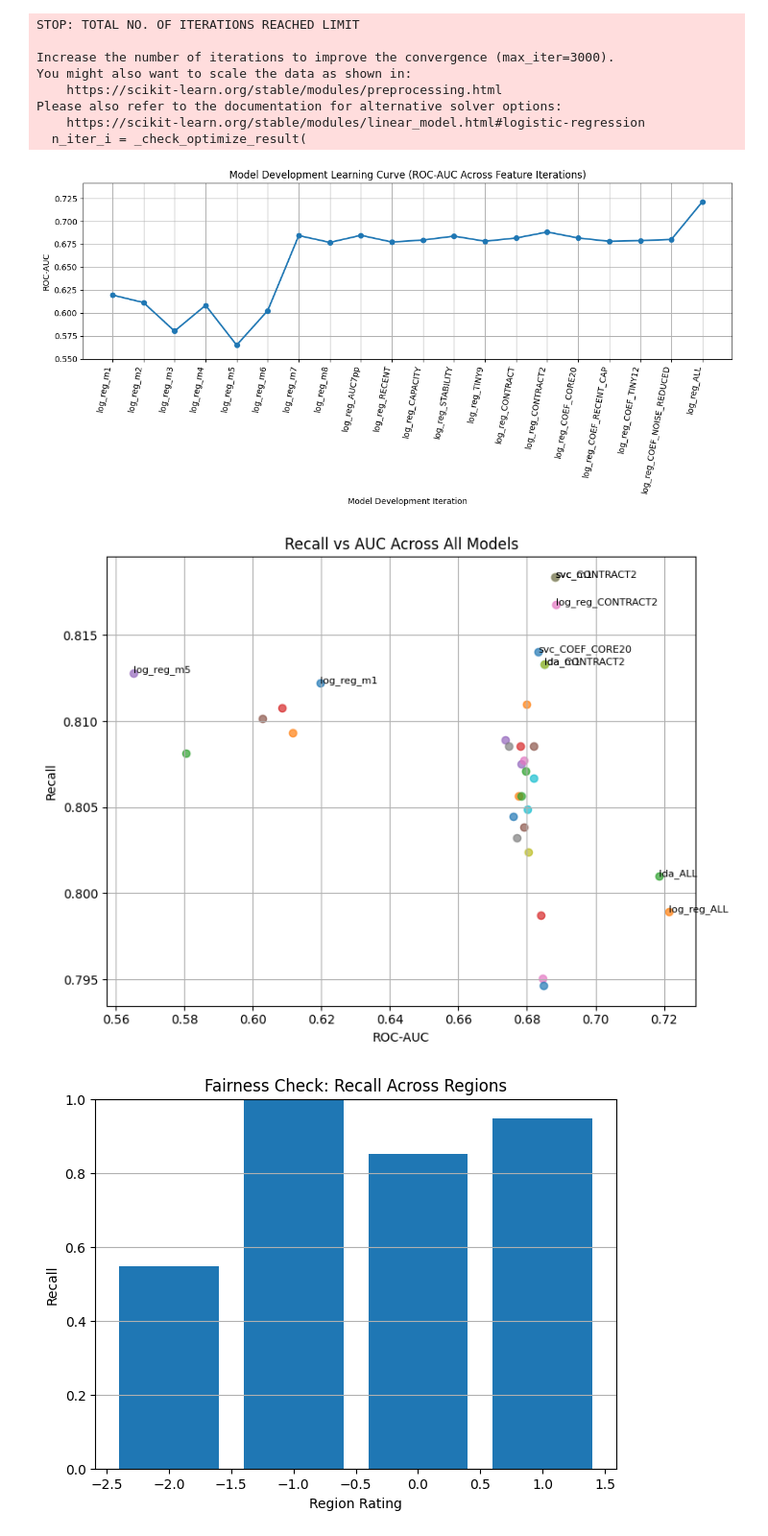
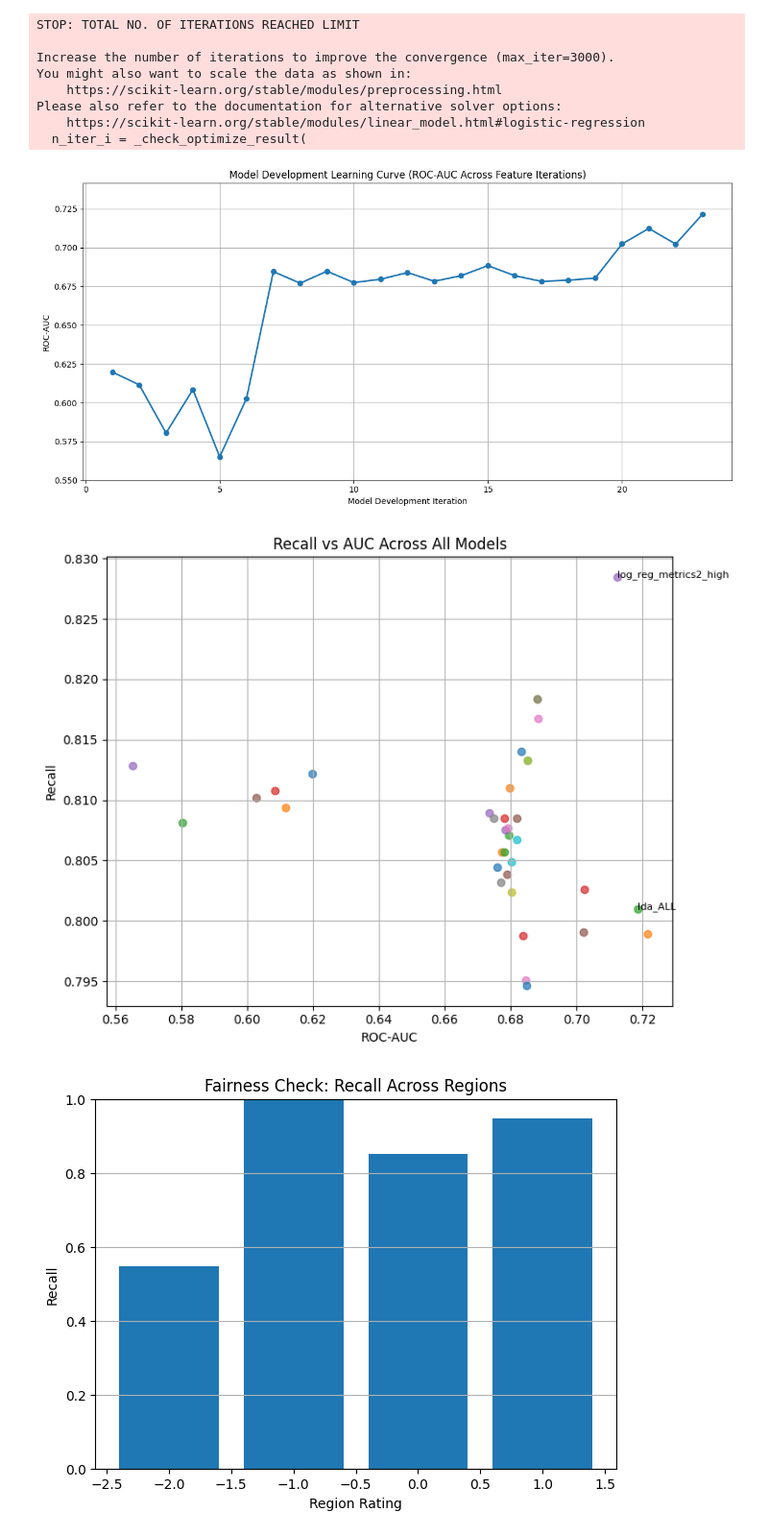
Before and after one commit to sumanth2122/403Project2, a Jupyter notebook: models.ipynb, the cells around one changed output. Shown: that part at 96% size. Drawn from its saved outputs; the diff is of its cells as text; code cells hidden in the pictures.

```diff
--- a/models.ipynb
+++ b/models.ipynb
@@ -273,25 +273,25 @@ train_df_custom = train_data_custom[high_corr_features].copy()
 val_df_custom   = val_data_custom[high_corr_features].copy()
 
 
-log_reg_metrics1 = cross_validate(log_reg, train_df, val_df, cv=5)
+log_reg_metrics1_high = cross_validate(log_reg, train_df, val_df, cv=5)
 svm_results1 = cross_validate(svm_model, train_df, val_df, cv=5)
 lda_results1 = cross_validate(lda_model, train_df, val_df, cv=5)
-print(log_reg_metrics1)
+print(log_reg_metrics1_high)
 print(svm_results1)
 print(lda_results1)
 
 
-log_reg_metrics2 = cross_validate(log_reg, train_df_startified, val_df_stratified, cv=5)
+log_reg_metrics2_high = cross_validate(log_reg, train_df_startified, val_df_stratified, cv=5)
 svm_results2 = cross_validate(svm_model, train_df_startified, val_df_stratified, cv=5)
 lda_results2 = cross_validate(lda_model, train_df_startified, val_df_stratified, cv=5)
-print(log_reg_metrics2)
+print(log_reg_metrics2_high)
 print(svm_results2)
 print(lda_results2)
 
-log_reg_metrics3 = cross_validate(log_reg, train_df_custom, val_df_custom, cv=5)
+log_reg_metrics3_high = cross_validate(log_reg, train_df_custom, val_df_custom, cv=5)
 svm_results3 = cross_validate(svm_model, train_df_custom, val_df_custom, cv=5)
 lda_results3 = cross_validate(lda_model, train_df_custom, val_df_custom, cv=5)
-print(log_reg_metrics3)
+print(log_reg_metrics3_high)
 print(svm_results3)
 print(lda_results3)
 
@@ -932,6 +932,9 @@ model_results = {
 
     "log_reg_ALL": log_reg_metrics_all,
     "lda_ALL":     lda_metrics_all,
+    "log_reg_metrics1_high": log_reg_metrics1_high,
+    "log_reg_metrics2_high": log_reg_metrics2_high,
+    "log_reg_metrics3_high": log_reg_metrics3_high
 }
 # %% [output]
 STOP: TOTAL NO. OF ITERATIONS REACHED LIMIT
@@ -945,34 +948,34 @@ Please also refer to the documentation for alternative solver options:
 # %%
 import matplotlib.pyplot as plt
 
 # Ordered model keys in development order
 ordered_model_keys = [
      "log_reg_m1","log_reg_m2","log_reg_m3","log_reg_m4",
     "log_reg_m5","log_reg_m6","log_reg_m7","log_reg_m8",
     "log_reg_AUC7pp","log_reg_RECENT","log_reg_CAPACITY",
     "log_reg_STABILITY","log_reg_TINY9","log_reg_CONTRACT",
     "log_reg_CONTRACT2","log_reg_COEF_CORE20",
     "log_reg_COEF_RECENT_CAP","log_reg_COEF_TINY12",
-    "log_reg_COEF_NOISE_REDUCED", "log_reg_ALL"
+    "log_reg_COEF_NOISE_REDUCED", "log_reg_metrics1_high", "log_reg_metrics2_high",
+    "log_reg_metrics3_high", "log_reg_ALL"
 ]
 
 # Extract ordered AUC values
 auc_values = [model_results[k][2]["roc_auc"] for k in ordered_model_keys]
 
 # Plot learning curve
 plt.figure(figsize=(12,6))
 plt.plot(range(1, len(auc_values)+1), auc_values, marker='o', linewidth=2)
 
-plt.xticks(range(1, len(auc_values)+1), ordered_model_keys, rotation=80, ha='right')
 plt.ylabel("ROC-AUC")
 plt.xlabel("Model Development Iteration")
 plt.title("Model Development Learning Curve (ROC-AUC Across Feature Iterations)")
 plt.grid(True)
 plt.ylim(0.55, max(auc_values) + 0.02)
 plt.tight_layout()
 plt.show()
 # %% [output]
-[figure, old version]
+[figure, new version]
 # %%
 points = []
 for k, v in model_results.items():
@@ -985,7 +988,7 @@ plt.figure(figsize=(8,6))
 
 for name, auc, rec in points:
     plt.scatter(auc, rec, alpha=0.7)
-    if auc > 0.70 or rec > 0.812:
+    if auc > 0.71 and rec > 0.80:
         plt.text(auc, rec, name, fontsize=8)
 
 plt.xlabel("ROC-AUC")
@@ -995,7 +998,7 @@ plt.grid(True)
 plt.tight_layout()
 plt.show()
 # %% [output]
-[figure, old version]
+[figure, new version]
 # %%
 plt.figure(figsize=(7,5))
 regions = list(recall_by_region_log_reg.keys())
```
Also changed, not shown: parts of 1 cell of this notebook.
